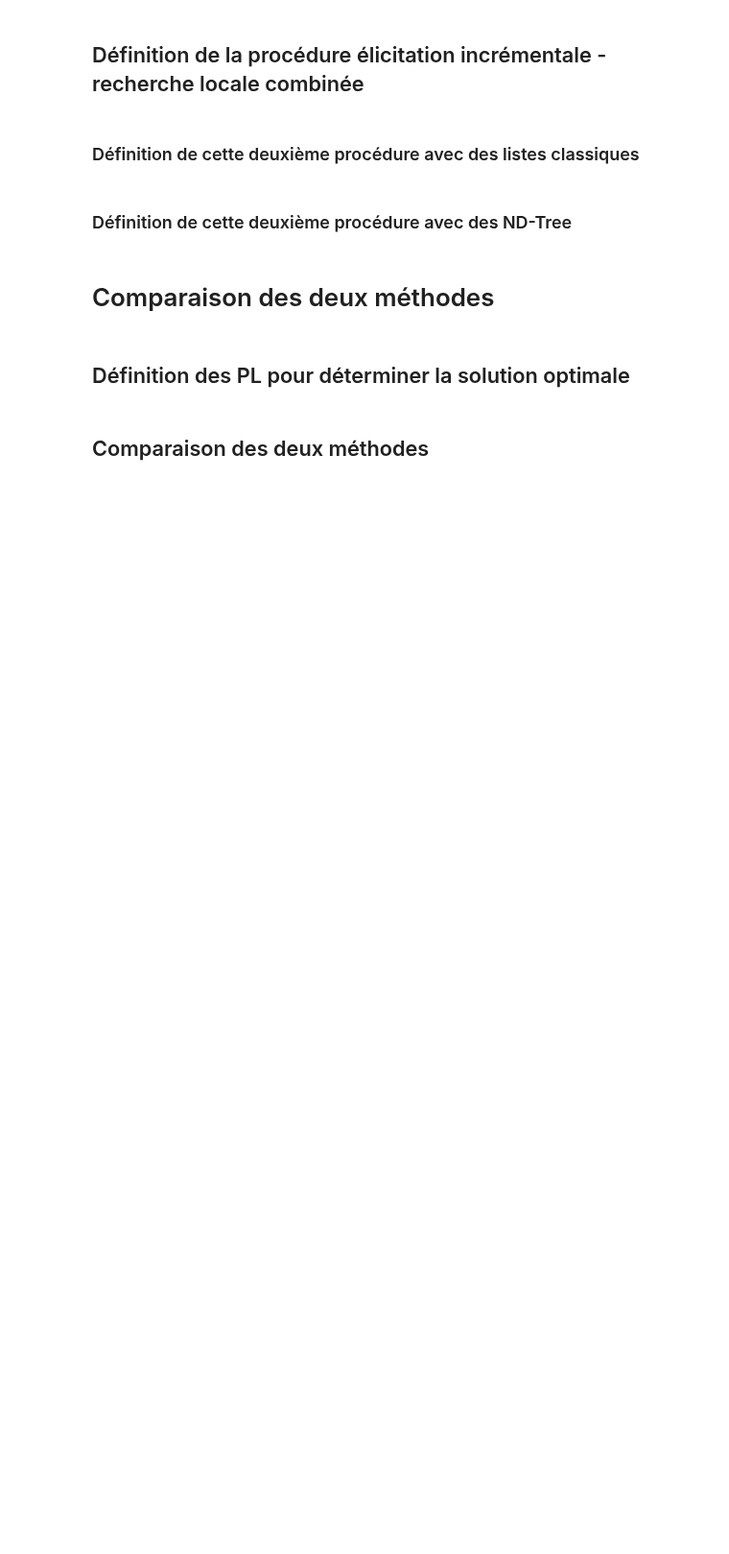
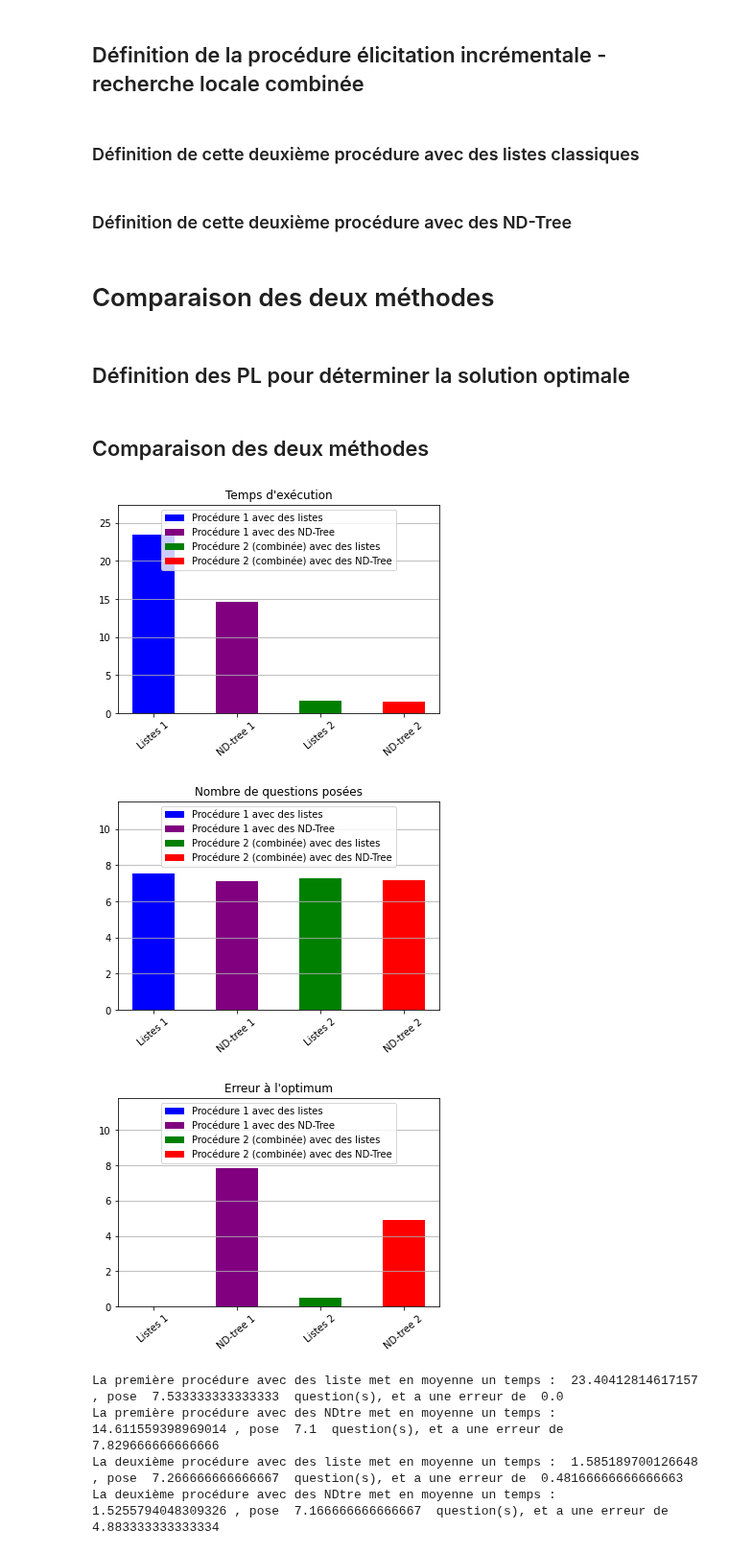
Before and after one commit to EmilieBiegas/Projet-MADMC, a Jupyter notebook: MADMC_Projet.ipynb, the cells around one changed output. Shown at 96% size. Cells and saved outputs as stored; diff of their text form; code cells hidden in the pictures; blank space fills up the shorter version.

```diff
--- a/MADMC_Projet.ipynb
+++ b/MADMC_Projet.ipynb
@@ -1773,11 +1770,19 @@ def ComparaisonsMéthodes(nomFichier, nbObj, nbCrit, fctAgregation, nbRep=20, ve
 # %%
 # Tests
 # Instance partielle (20 objets, 3 critères) :
 nbObjets = 20
 nbCriteres = 3
-fctAgregation = "SP" #"Ch" #"SP" #"OWA"
+fctAgregation = "Ch" #"Ch" #"SP" #"OWA"
 tmpsProc1List, tmpsProc1ND, tmpsProc2List, tmpsProc2ND, nbQuestProc1List, nbQuestProc1ND, nbQuestProc2List, nbQuestProc2ND, errOptiProc1List, errOptiProc1ND, errOptiProc2List, errOptiProc2ND = ComparaisonsMéthodes("2KP200-TA-0.dat", nbObjets, nbCriteres, fctAgregation, nbRep=30, verbose=False)
-print("La première procèdure avec des liste met en moyenne un temps : ", tmpsProc1List, ", pose ", nbQuestProc1List, " question(s), et a une erreur de ", errOptiProc1List)
-print("La première procèdure avec des NDtre met en moyenne un temps : ", tmpsProc1ND, ", pose ", nbQuestProc1ND, " question(s), et a une erreur de ", errOptiProc1ND)
-print("La deuxième procèdure avec des liste met en moyenne un temps : ", tmpsProc2List, ", pose ", nbQuestProc2List, " question(s), et a une erreur de ", errOptiProc2List)
-print("La deuxième procèdure avec des NDtre met en moyenne un temps : ", tmpsProc2ND, ", pose ", nbQuestProc2ND, " question(s), et a une erreur de ", errOptiProc2ND)
+print("La première procédure avec des liste met en moyenne un temps : ", tmpsProc1List, ", pose ", nbQuestProc1List, " question(s), et a une erreur de ", errOptiProc1List)
+print("La première procédure avec des NDtre met en moyenne un temps : ", tmpsProc1ND, ", pose ", nbQuestProc1ND, " question(s), et a une erreur de ", errOptiProc1ND)
+print("La deuxième procédure avec des liste met en moyenne un temps : ", tmpsProc2List, ", pose ", nbQuestProc2List, " question(s), et a une erreur de ", errOptiProc2List)
+print("La deuxième procédure avec des NDtre met en moyenne un temps : ", tmpsProc2ND, ", pose ", nbQuestProc2ND, " question(s), et a une erreur de ", errOptiProc2ND)
+# %% [output]
+[figure, added]
+[figure, added]
+[figure, added]
+La première procédure avec des liste met en moyenne un temps :  23.40412814617157 , pose  7.533333333333333  question(s), et a une erreur de  0.0
+La première procédure avec des NDtre met en moyenne un temps :  14.611559398969014 , pose  7.1  question(s), et a une erreur de  7.829666666666666
+La deuxième procédure avec des liste met en moyenne un temps :  1.585189700126648 , pose  7.266666666666667  question(s), et a une erreur de  0.48166666666666663
+La deuxième procédure avec des NDtre met en moyenne un temps :  1.5255794048309326 , pose  7.166666666666667  question(s), et a une erreur de  4.883333333333334
```
Also changed, not shown: parts of 4 cells of this notebook.
